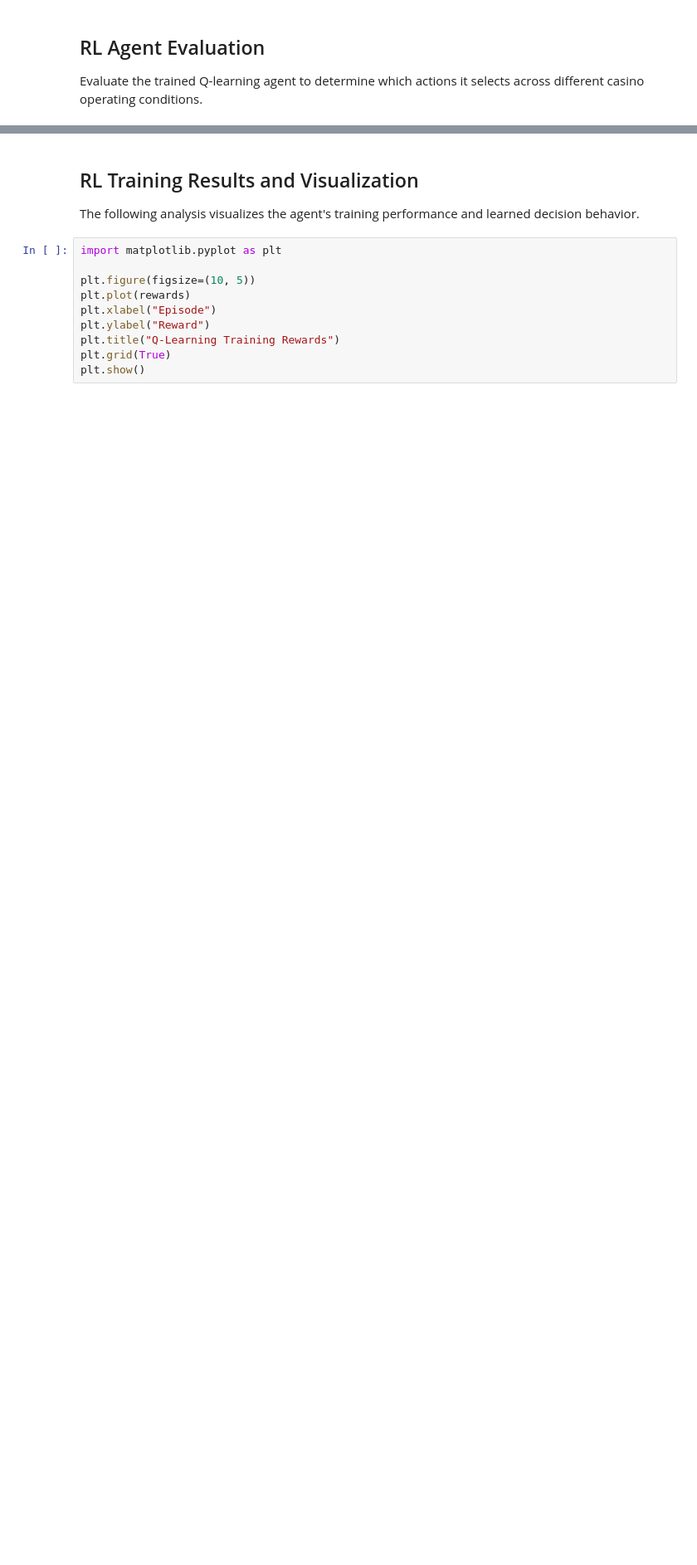
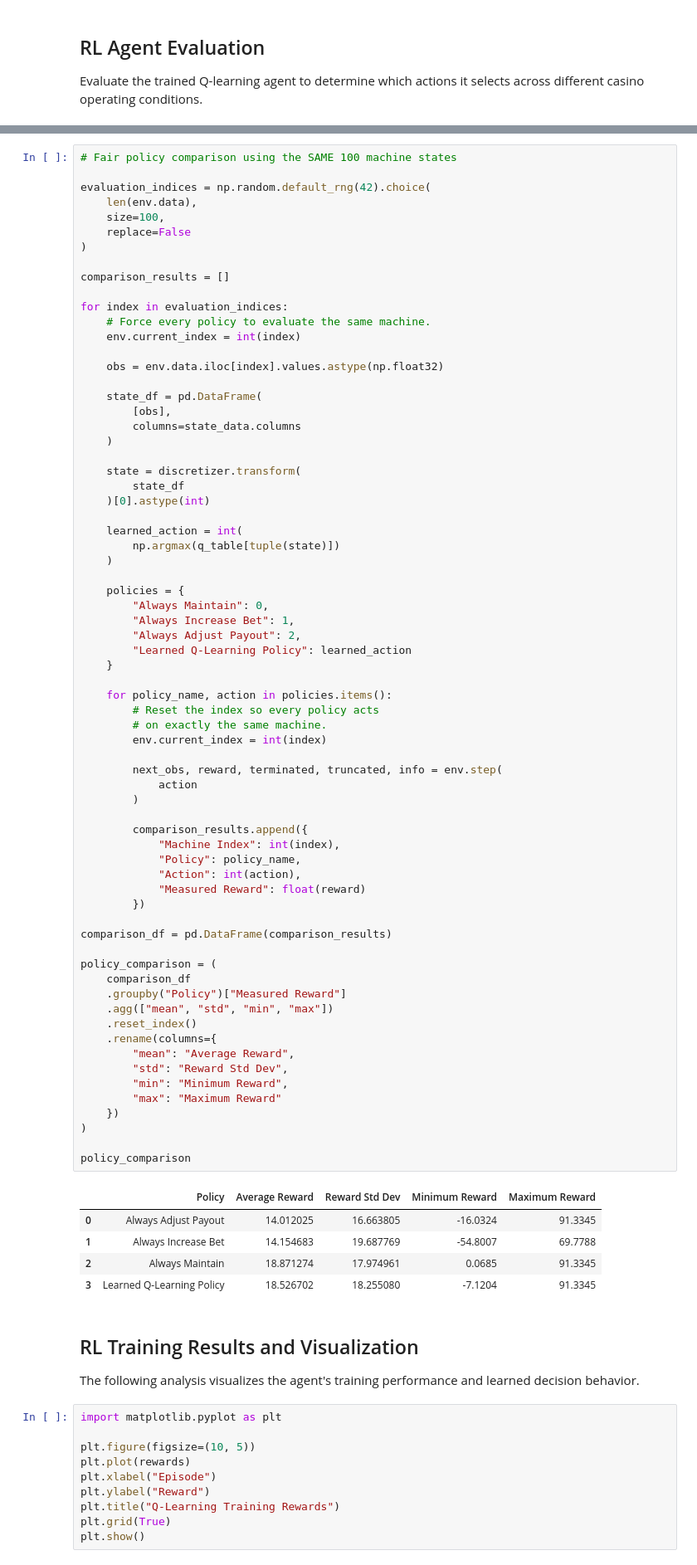
Before and after one commit to christran85-cyber/casino-revenue-rl-optimization, a Jupyter notebook: notebooks/casino_revenue_rl_optimization.ipynb, the cells around one changed output, grey strips where cells are left out. Shown at 83% size. Drawn from its saved outputs; the diff is of its cells as text; blank space fills up the shorter version.

```diff
--- a/notebooks/casino_revenue_rl_optimization.ipynb
+++ b/notebooks/casino_revenue_rl_optimization.ipynb
@@ -859,3 +934,78 @@ Highest evaluation Q-value: 66.5938794918272
+# %%
+# Fair policy comparison using the SAME 100 machine states
+
+evaluation_indices = np.random.default_rng(42).choice(
+    len(env.data),
+    size=100,
+    replace=False
+)
+
+comparison_results = []
+
+for index in evaluation_indices:
+    # Force every policy to evaluate the same machine.
+    env.current_index = int(index)
+
+    obs = env.data.iloc[index].values.astype(np.float32)
+
+    state_df = pd.DataFrame(
+        [obs],
+        columns=state_data.columns
+    )
+
+    state = discretizer.transform(
+        state_df
+    )[0].astype(int)
+
+    learned_action = int(
+        np.argmax(q_table[tuple(state)])
+    )
+
+    policies = {
+        "Always Maintain": 0,
+        "Always Increase Bet": 1,
+        "Always Adjust Payout": 2,
+        "Learned Q-Learning Policy": learned_action
+    }
+
+    for policy_name, action in policies.items():
+        # Reset the index so every policy acts
+        # on exactly the same machine.
+        env.current_index = int(index)
+
+        next_obs, reward, terminated, truncated, info = env.step(
+            action
+        )
+
+        comparison_results.append({
+            "Machine Index": int(index),
+            "Policy": policy_name,
+            "Action": int(action),
+            "Measured Reward": float(reward)
+        })
+
+comparison_df = pd.DataFrame(comparison_results)
+
+policy_comparison = (
+    comparison_df
+    .groupby("Policy")["Measured Reward"]
+    .agg(["mean", "std", "min", "max"])
+    .reset_index()
+    .rename(columns={
+        "mean": "Average Reward",
+        "std": "Reward Std Dev",
+        "min": "Minimum Reward",
+        "max": "Maximum Reward"
+    })
+)
+
+policy_comparison
+# %% [output]
+|  | Policy | Average Reward | Reward Std Dev | Minimum Reward | Maximum Reward |
+| 0 | Always Adjust Payout | 14.012025 | 16.663805 | -16.0324 | 91.3345 |
+| 1 | Always Increase Bet | 14.154683 | 19.687769 | -54.8007 | 69.7788 |
+| 2 | Always Maintain | 18.871274 | 17.974961 | 0.0685 | 91.3345 |
+| 3 | Learned Q-Learning Policy | 18.526702 | 18.255080 | -7.1204 | 91.3345 |
 # %% [markdown]
 ## RL Training Results and Visualization
 
```
Also changed, not shown: parts of 31 cells of this notebook.
